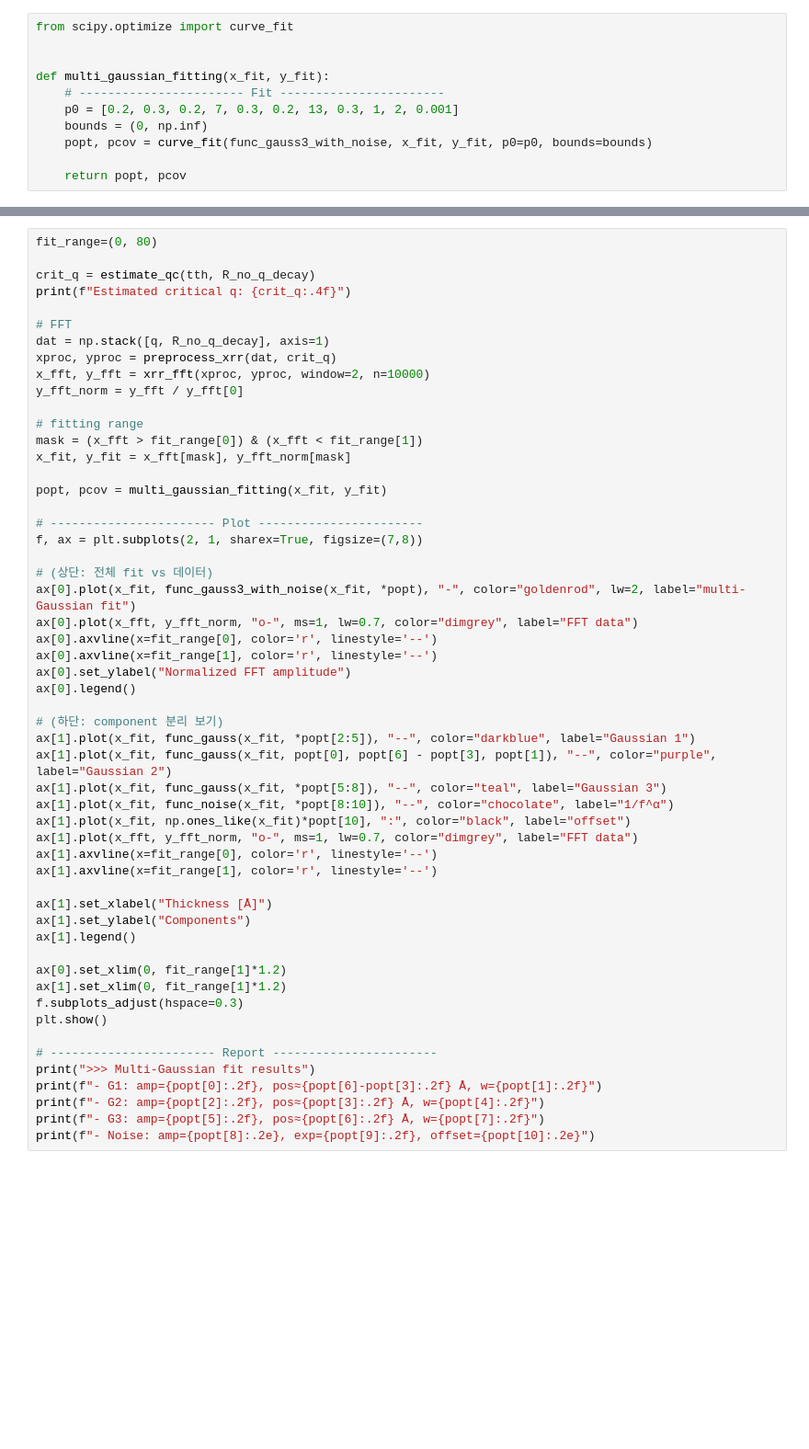
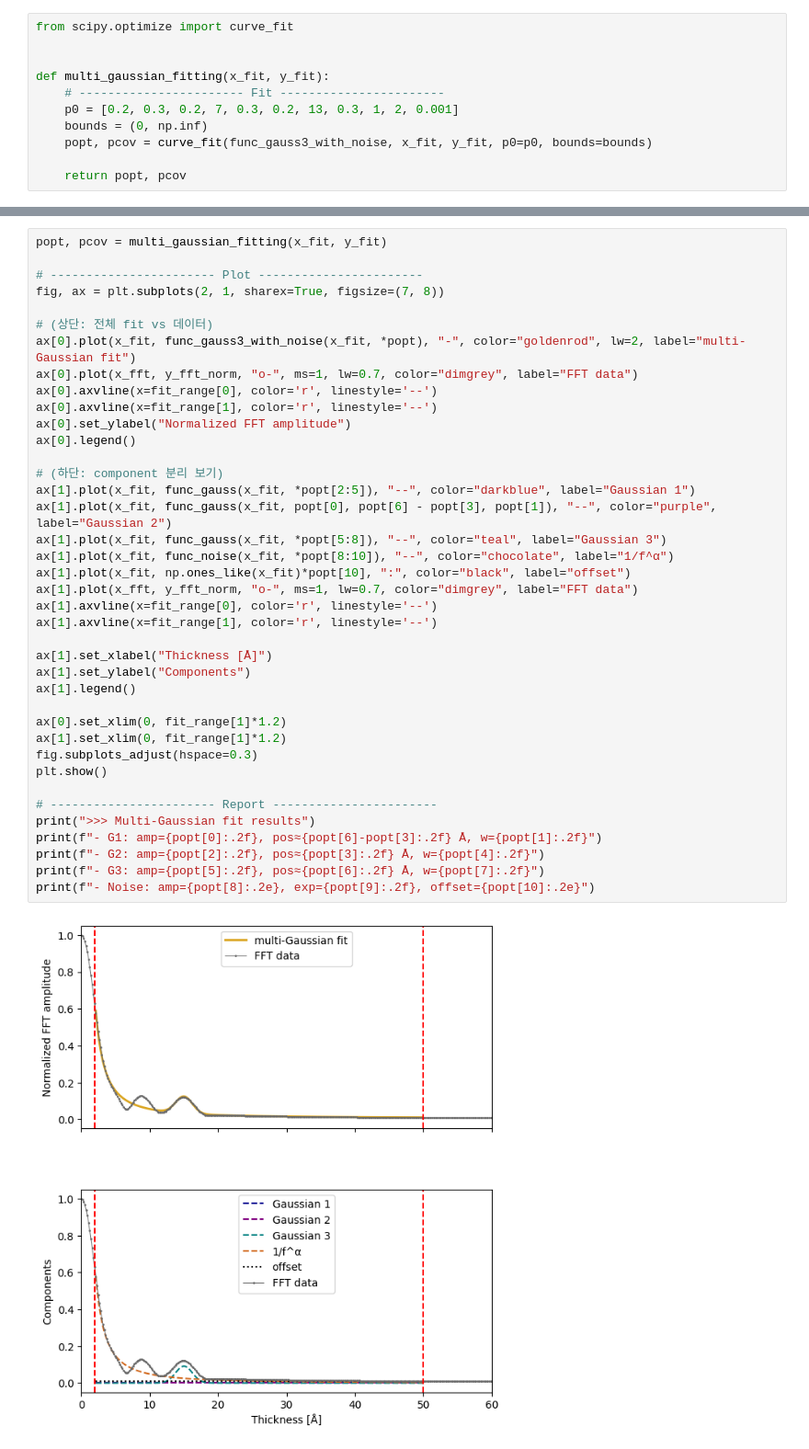
Before and after one commit to SJB7777/ReflectoLearn, a Jupyter notebook: notebooks/fitting.ipynb, the cells around one changed output, grey strips where cells are left out. Shown at 92% size. Saved outputs shown, nothing was run; the diff lists cells and outputs as text; blank space fills up the shorter version.

```diff
--- a/notebooks/fitting.ipynb
+++ b/notebooks/fitting.ipynb
@@ -66,23 +96,8 @@ plt.show()
 # %%
-fit_range=(0, 80)
-
-crit_q = estimate_qc(tth, R_no_q_decay)
-print(f"Estimated critical q: {crit_q:.4f}")
-
-# FFT
-dat = np.stack([q, R_no_q_decay], axis=1)
-xproc, yproc = preprocess_xrr(dat, crit_q)
-x_fft, y_fft = xrr_fft(xproc, yproc, window=2, n=10000)
-y_fft_norm = y_fft / y_fft[0]
-
-# fitting range
-mask = (x_fft > fit_range[0]) & (x_fft < fit_range[1])
-x_fit, y_fit = x_fft[mask], y_fft_norm[mask]
-
 popt, pcov = multi_gaussian_fitting(x_fit, y_fit)
 
 # ----------------------- Plot -----------------------
-f, ax = plt.subplots(2, 1, sharex=True, figsize=(7,8))
+fig, ax = plt.subplots(2, 1, sharex=True, figsize=(7, 8))
 
 # (상단: 전체 fit vs 데이터)
 ax[0].plot(x_fit, func_gauss3_with_noise(x_fit, *popt), "-", color="goldenrod", lw=2, label="multi-Gaussian fit")
@@ -90,31 +105,32 @@ ax[0].plot(x_fft, y_fft_norm, "o-", ms=1, lw=0.7, color="dimgrey", label="FFT da
 ax[0].axvline(x=fit_range[0], color='r', linestyle='--')
 ax[0].axvline(x=fit_range[1], color='r', linestyle='--')
 ax[0].set_ylabel("Normalized FFT amplitude")
 ax[0].legend()
 
 # (하단: component 분리 보기)
 ax[1].plot(x_fit, func_gauss(x_fit, *popt[2:5]), "--", color="darkblue", label="Gaussian 1")
 ax[1].plot(x_fit, func_gauss(x_fit, popt[0], popt[6] - popt[3], popt[1]), "--", color="purple", label="Gaussian 2")
 ax[1].plot(x_fit, func_gauss(x_fit, *popt[5:8]), "--", color="teal", label="Gaussian 3")
 ax[1].plot(x_fit, func_noise(x_fit, *popt[8:10]), "--", color="chocolate", label="1/f^α")
 ax[1].plot(x_fit, np.ones_like(x_fit)*popt[10], ":", color="black", label="offset")
 ax[1].plot(x_fft, y_fft_norm, "o-", ms=1, lw=0.7, color="dimgrey", label="FFT data")
 ax[1].axvline(x=fit_range[0], color='r', linestyle='--')
 ax[1].axvline(x=fit_range[1], color='r', linestyle='--')
 
 ax[1].set_xlabel("Thickness [Å]")
 ax[1].set_ylabel("Components")
 ax[1].legend()
 
 ax[0].set_xlim(0, fit_range[1]*1.2)
 ax[1].set_xlim(0, fit_range[1]*1.2)
-f.subplots_adjust(hspace=0.3)
+fig.subplots_adjust(hspace=0.3)
 plt.show()
 
 # ----------------------- Report -----------------------
 print(">>> Multi-Gaussian fit results")
 print(f"- G1: amp={popt[0]:.2f}, pos≈{popt[6]-popt[3]:.2f} Å, w={popt[1]:.2f}")
 print(f"- G2: amp={popt[2]:.2f}, pos≈{popt[3]:.2f} Å, w={popt[4]:.2f}")
 print(f"- G3: amp={popt[5]:.2f}, pos≈{popt[6]:.2f} Å, w={popt[7]:.2f}")
 print(f"- Noise: amp={popt[8]:.2e}, exp={popt[9]:.2f}, offset={popt[10]:.2e}")
 # %% [output]
+[figure, added]
```
Also changed, not shown: parts of 6 cells of this notebook, 12 other files.
